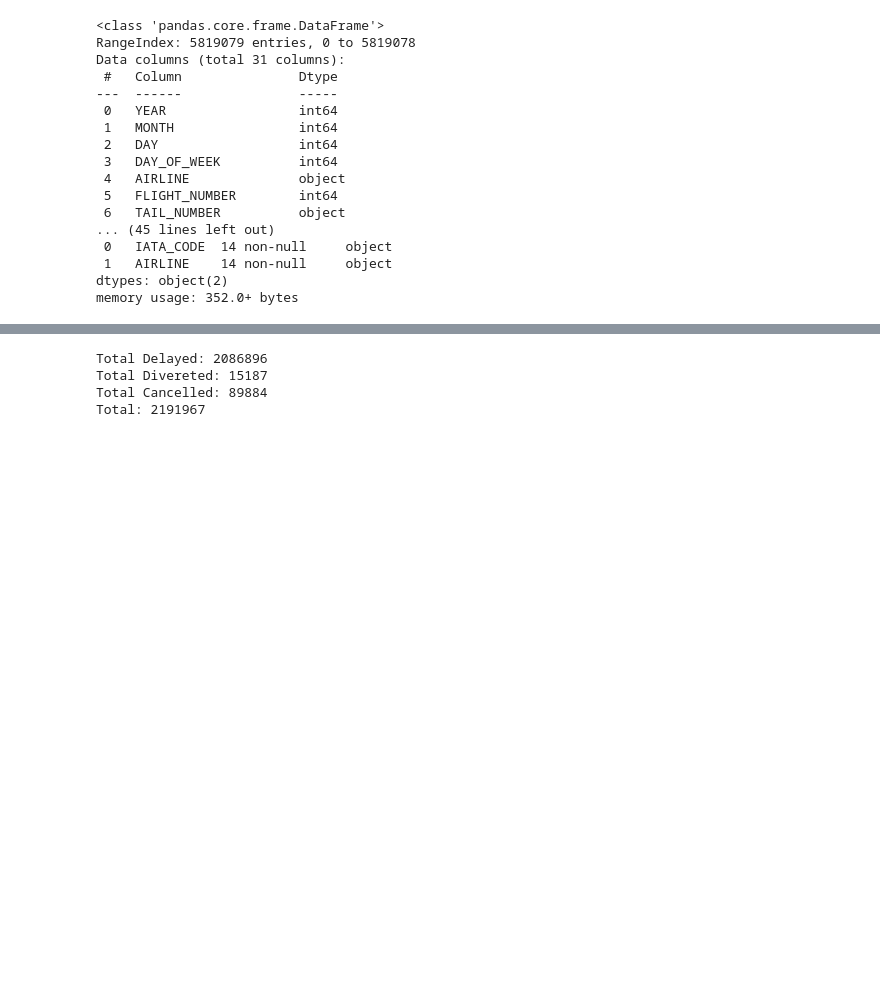
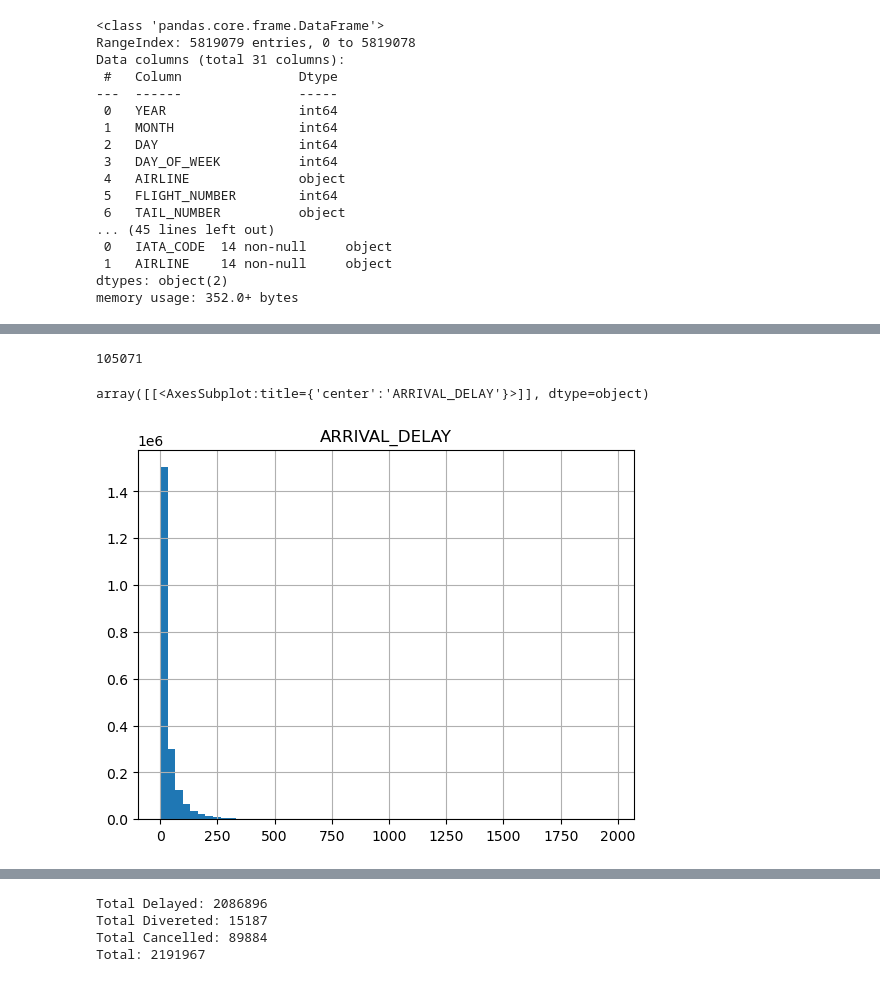
Before and after one commit to Code-charm/DataScienceCapstone1, a Jupyter notebook: Capstone2_DataWraggling.ipynb, the cells around one changed output, grey strips where cells are left out. Drawn from its saved outputs; the diff is of its cells as text; code cells hidden in the pictures; blank space fills up the shorter version.

```diff
--- a/Capstone2_DataWraggling.ipynb
+++ b/Capstone2_DataWraggling.ipynb
@@ -177,6 +35,0 @@ dtype: int64
-# %%
-# Since all columns containing NaN values do not directly relate to our investigation which
-# targets at the impact of airports, airlines and flights on flight delays and cancellations,
-# these columns will be dropped.
-null_col = ['TAIL_NUMBER', 'CANCELLATION_REASON', 'AIR_SYSTEM_DELAY', 'SECURITY_DELAY', 'SECURITY_DELAY', 'AIRLINE_DELAY', 'LATE_AIRCRAFT_DELAY', 'WEATHER_DELAY']
-df_flight = df_flight[df_flight.columns[~df_flight.columns.isin(null_col)]]
@@ -204,0 +56,8 @@ memory usage: 200.7+ MB
+# %%
+# Since the cancellation reason and delay reason columns contain a significant amount of
+# NaN values and also these columns do not directly relate to our investigation which
+# targets at the impact of airports, airlines and flights on flight delays and cancellations,
+# these columns will be dropped.
+
+col = ['CANCELLATION_REASON', 'AIR_SYSTEM_DELAY', 'SECURITY_DELAY', 'SECURITY_DELAY', 'AIRLINE_DELAY', 'LATE_AIRCRAFT_DELAY', 'WEATHER_DELAY']
+df_flight = df_flight[df_flight.columns[~df_flight.columns.isin(col)]]
@@ -204,0 +89,7 @@ memory usage: 200.7+ MB
+# %%
+# Verify that the total number of missing 'ARRIVAL_DELAY' values equals the total number of
+#'DIVERTED' and 'CANCELLED' flights.
+
+df_flight['DIVERTED'].sum() + df_flight['CANCELLED'].sum()
+# %% [output]
+105071
@@ -204,0 +100,5 @@ memory usage: 200.7+ MB
+# %%
+df_flight.hist(column='ARRIVAL_DELAY', bins=60)
+# %% [output]
+array([[<AxesSubplot:title={'center':'ARRIVAL_DELAY'}>]], dtype=object)
+[figure, added]
```
Also changed, not shown: parts of 32 cells of this notebook.
